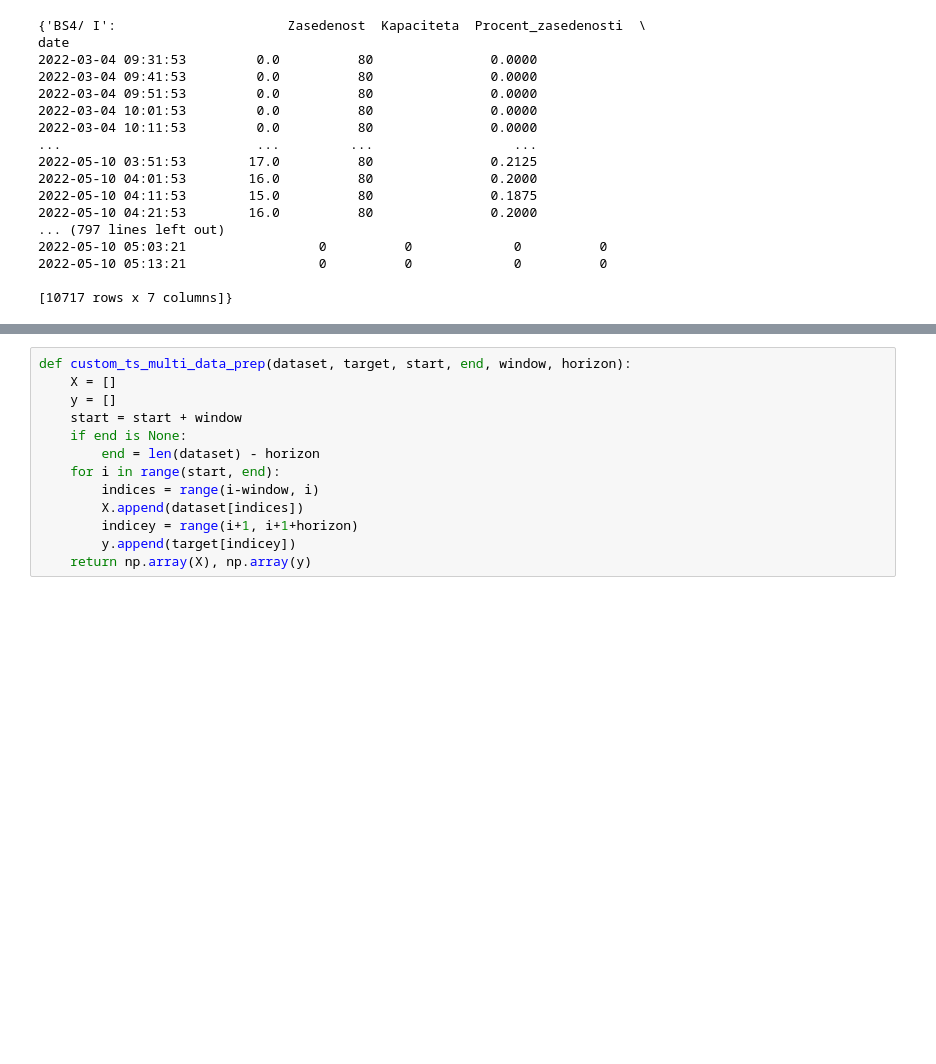
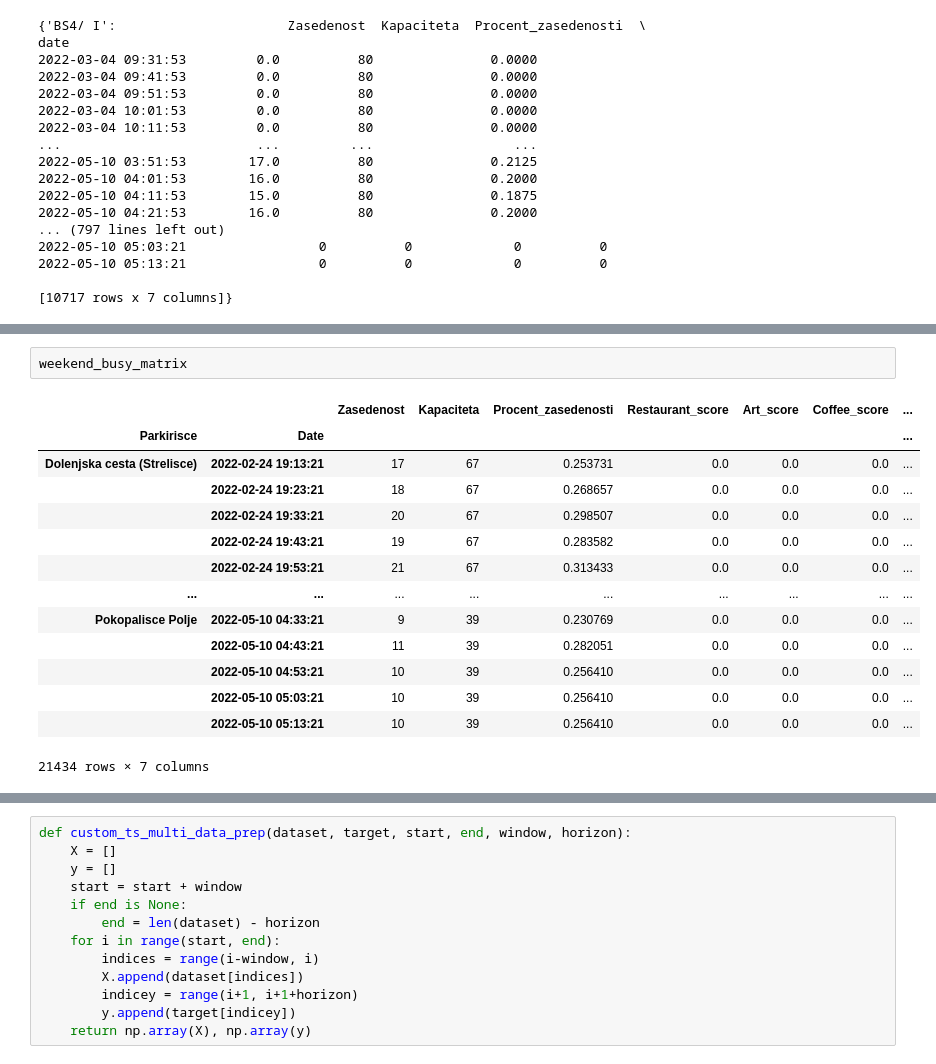
Before and after one commit to jre2601/PR21MOJR, a Jupyter notebook: predict_time_series_LSTM3.ipynb, the cells around one changed output, grey strips where cells are left out. Drawn from its saved outputs; the diff is of its cells as text; blank space fills up the shorter version.

```diff
--- a/predict_time_series_LSTM3.ipynb
+++ b/predict_time_series_LSTM3.ipynb
@@ -260,0 +281,17 @@ Linhartova 2022-05-10 04:33:21        105        121            0.867769
+# %%
+weekend_busy_matrix
+# %% [output]
+|  |  | Zasedenost | Kapaciteta | Procent_zasedenosti | Restaurant_score | Art_score | Coffee_score | ... |
+| Parkirisce | Date |  |  |  |  |  |  | ... |
+| Dolenjska cesta (Strelisce) | 2022-02-24 19:13:21 | 17 | 67 | 0.253731 | 0.0 | 0.0 | 0.0 | ... |
+|  | 2022-02-24 19:23:21 | 18 | 67 | 0.268657 | 0.0 | 0.0 | 0.0 | ... |
+|  | 2022-02-24 19:33:21 | 20 | 67 | 0.298507 | 0.0 | 0.0 | 0.0 | ... |
+|  | 2022-02-24 19:43:21 | 19 | 67 | 0.283582 | 0.0 | 0.0 | 0.0 | ... |
+|  | 2022-02-24 19:53:21 | 21 | 67 | 0.313433 | 0.0 | 0.0 | 0.0 | ... |
+| ... | ... | ... | ... | ... | ... | ... | ... | ... |
+| Pokopalisce Polje | 2022-05-10 04:33:21 | 9 | 39 | 0.230769 | 0.0 | 0.0 | 0.0 | ... |
+|  | 2022-05-10 04:43:21 | 11 | 39 | 0.282051 | 0.0 | 0.0 | 0.0 | ... |
+|  | 2022-05-10 04:53:21 | 10 | 39 | 0.256410 | 0.0 | 0.0 | 0.0 | ... |
+|  | 2022-05-10 05:03:21 | 10 | 39 | 0.256410 | 0.0 | 0.0 | 0.0 | ... |
+|  | 2022-05-10 05:13:21 | 10 | 39 | 0.256410 | 0.0 | 0.0 | 0.0 | ... |
+21434 rows × 7 columns
```
Also changed, not shown: parts of 22 cells of this notebook, 1 other file.
